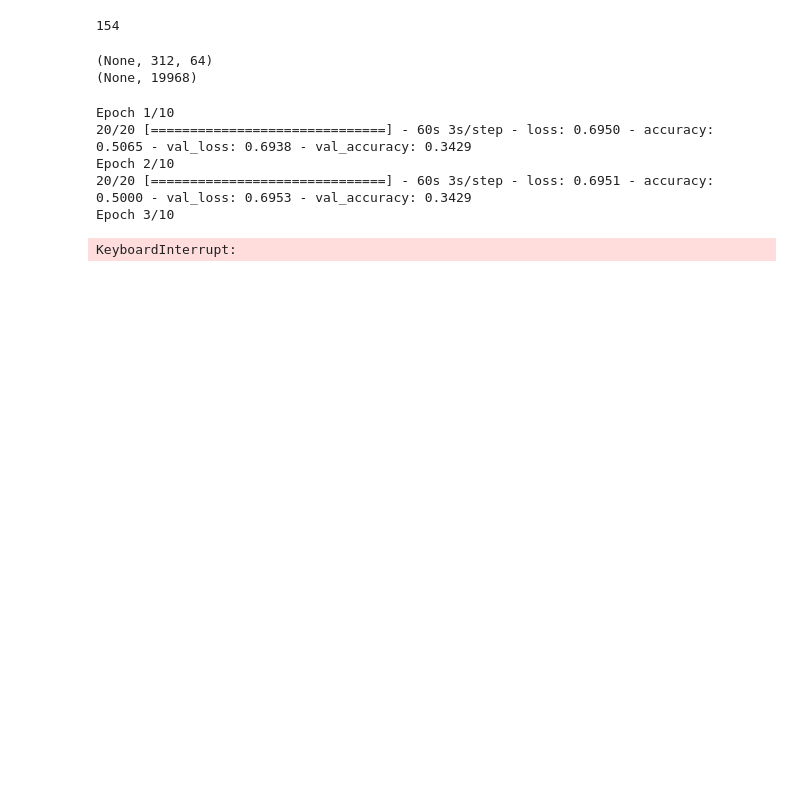
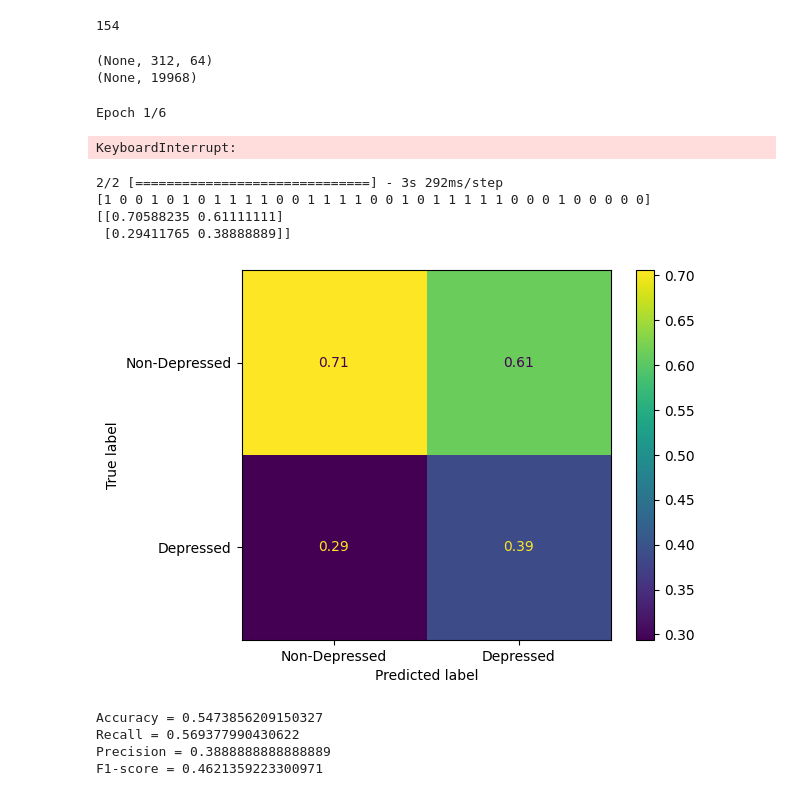
Before and after one commit to DirectionlessPad/DAIC_AUbased, a Jupyter notebook: guo2022_landmarks_keras.ipynb, the cells around one changed output. Drawn from its saved outputs; the diff is of its cells as text; code cells hidden in the pictures; blank space fills up the shorter version.

```diff
--- a/guo2022_landmarks_keras.ipynb
+++ b/guo2022_landmarks_keras.ipynb
@@ -154,0 +168,2 @@ output = Softmax()(last_layer)
+# %%
+model_lm = load_model("saved_models/lm_13_7_A2")
@@ -155,42 +174,49 @@ output = Softmax()(last_layer)
 # %%
-model_lm = Model(inputs=[input_lm], outputs=[output])
-opt = SGD(learning_rate = 2e-5, momentum = 0.9, nesterov=True)
-model_lm.compile(loss = "binary_crossentropy", optimizer=opt, metrics=['accuracy'])
+opt = SGD(learning_rate = 2e-6, momentum = 0.9)
+# opt = SGD(learning_rate = 2e-5, momentum = 0.9, nesterov=True)
+# model_lm.compile(loss = "binary_crossentropy", optimizer=opt, metrics=['accuracy'])
+model_lm.compile(loss = "sparse_categorical_crossentropy", optimizer = opt, metrics = ["accuracy"])
 # %%
 # model_lm.fit(lm_train[:], y_train[:], validation_data=(lm_dev[:], y_dev[:]), epochs=5)
-model_lm.fit(ros_norm_lm_train[:], over_train_y, validation_data=(norm_lm_dev[:], y_dev[:]), epochs=10, batch_size=8)
+model_lm.fit(ros_norm_lm_train[:], over_train_y, validation_data=(norm_lm_dev[:], y_dev[:]), epochs=6, batch_size=8)
 # %% [output]
-Epoch 1/10
-20/20 [==============================] - 60s 3s/step - loss: 0.6950 - accuracy: 0.5065 - val_loss: 0.6938 - val_accuracy: 0.3429
-Epoch 2/10
-20/20 [==============================] - 60s 3s/step - loss: 0.6951 - accuracy: 0.5000 - val_loss: 0.6953 - val_accuracy: 0.3429
-Epoch 3/10
+Epoch 1/6
 KeyboardInterrupt:
 # %%
 #Predict
-x = lm_test
-y = y_test
+x = norm_lm_dev
+y = y_dev
 # x = x_dev_bad
 # y = y_dev_bad
 y_lm_prediction = model_lm.predict(x)
 y_lm_prediction = np.argmax(y_lm_prediction, axis = 1)
-# print(sum(y_pose_prediction)/len(y_pose_prediction))
+# print(sum(y_lm_prediction)/len(y_lm_prediction))
 print(y_lm_prediction)
 #Create confusion matrix and normalizes it over predicted (columns)
 result = confusion_matrix(y, y_lm_prediction, normalize='pred')
 print(result)
 cm_display = ConfusionMatrixDisplay(confusion_matrix = result, display_labels = ["Non-Depressed", "Depressed"])
 cm_display.plot()
 plt.show()
-tn_pose = result[0][0]
-tp_pose = result[1][1]
-fn_pose = result[1][0]
-fp_pose = result[0][1]
-accuracy = (tp_pose + tn_pose)/(tp_pose + tn_pose + fp_pose + fn_pose)
-recall = tp_pose / (tp_pose + fn_pose)
-precision = tp_pose / (tp_pose + fp_pose)
+tn_lm = result[0][0]
+tp_lm = result[1][1]
+fn_lm = result[1][0]
+fp_lm = result[0][1]
+accuracy = (tp_lm + tn_lm)/(tp_lm + tn_lm + fp_lm + fn_lm)
+recall = tp_lm / (tp_lm + fn_lm)
+precision = tp_lm / (tp_lm + fp_lm)
 f1_score = 2 * precision * recall / (precision + recall)
 print("Accuracy = " + str(accuracy))
 print("Recall = " + str(recall))
 print("Precision = " + str(precision))
 print("F1-score = " + str(f1_score))
+# %% [output]
+2/2 [==============================] - 3s 292ms/step
+[1 0 0 1 0 1 0 1 1 1 1 0 0 1 1 1 1 0 0 1 0 1 1 1 1 1 0 0 0 1 0 0 0 0 0]
+[[0.70588235 0.61111111]
+ [0.29411765 0.38888889]]
+[figure, added]
+Accuracy = 0.5473856209150327
+Recall = 0.569377990430622
+Precision = 0.3888888888888889
+F1-score = 0.4621359223300971
```
Also changed, not shown: parts of 8 cells of this notebook, 3 other files.
